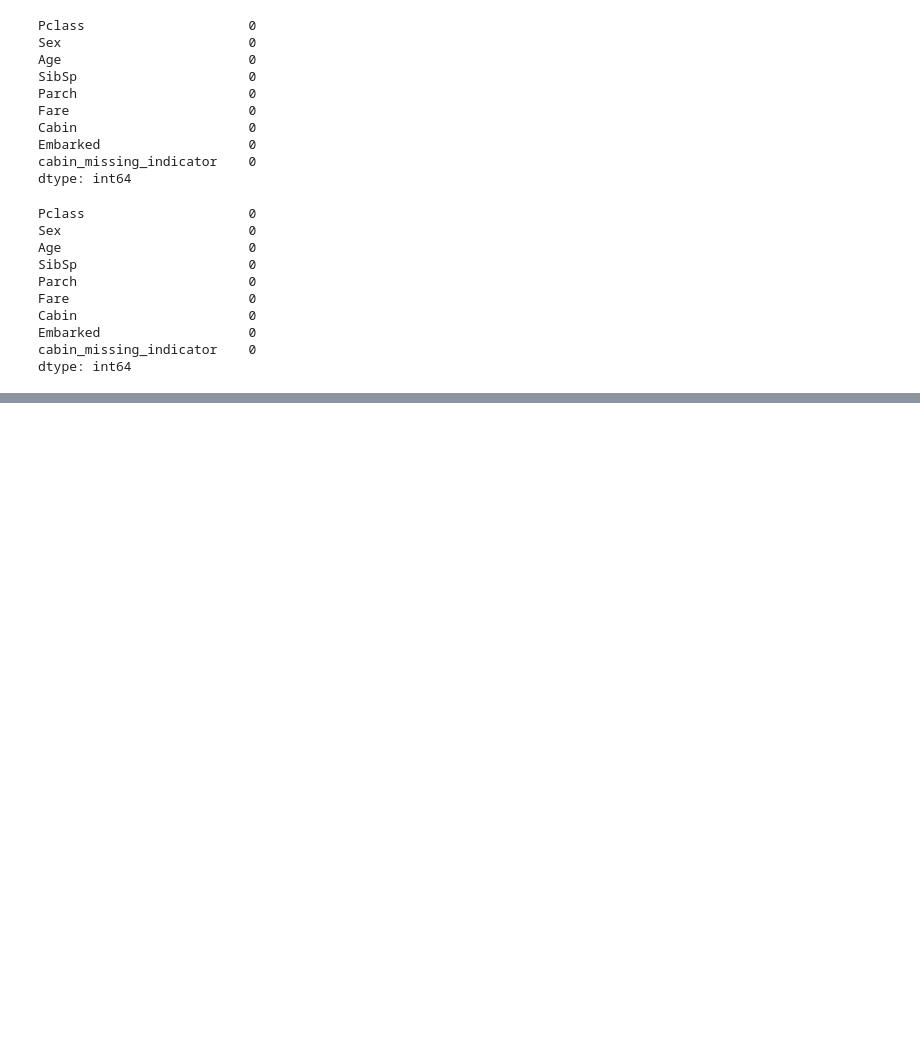
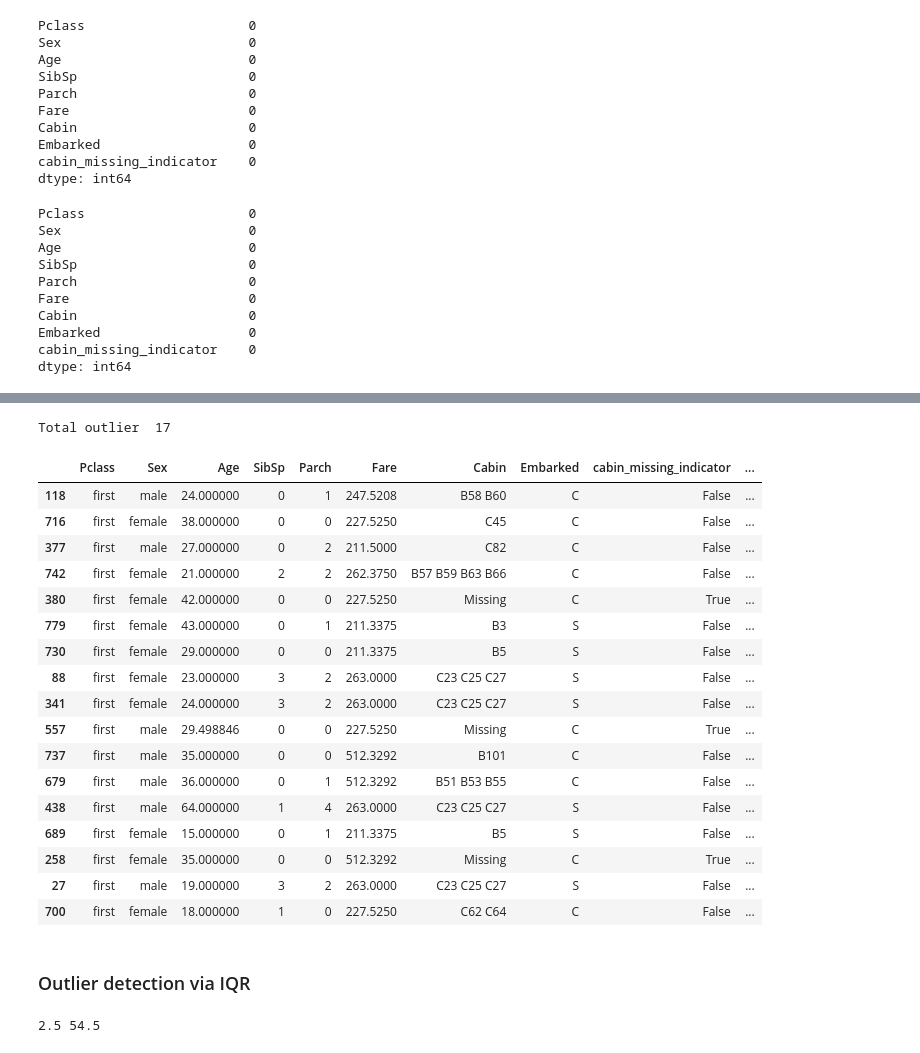
Before and after one commit to mehedihasanfoysal8/AI-ML, a Jupyter notebook: Machine Learning/week-01/feature_engineering.ipynb, the cells around one changed output, grey strips where cells are left out. Drawn from its saved outputs; the diff is of its cells as text; code cells hidden in the pictures; blank space fills up the shorter version.

```diff
--- a/Machine Learning/week-01/feature_engineering.ipynb
+++ b/Machine Learning/week-01/feature_engineering.ipynb
@@ -386,0 +389,7 @@ dtype: int64
+# %%
+mean_of_age = x_train['Age'].mean()
+std_of_age = x_train['Age'].std()
+
+# Find z score
+x_train['zscore_age'] = (x_train['Age'] - mean_of_age) / std_of_age
+x_train
@@ -386,0 +424,7 @@ dtype: int64
+# %%
+mean_of_fare = x_train['Fare'].mean()
+std_of_fare = x_train['Fare'].std()
+
+x_train['zscore_fare'] = (x_train['Fare'] - mean_of_fare) / std_of_fare
+
+x_train
@@ -386,0 +445,40 @@ dtype: int64
+# %%
+outlier_of_fare = x_train[abs(x_train["zscore_fare"]) > 3]
+
+print("Total outlier ", len(outlier_of_fare))
+
+display(outlier_of_fare)
+# %% [output]
+Total outlier  17
+|  | Pclass | Sex | Age | SibSp | Parch | Fare | Cabin | Embarked | cabin_missing_indicator | ... |
+| 118 | first | male | 24.000000 | 0 | 1 | 247.5208 | B58 B60 | C | False | ... |
+| 716 | first | female | 38.000000 | 0 | 0 | 227.5250 | C45 | C | False | ... |
+| 377 | first | male | 27.000000 | 0 | 2 | 211.5000 | C82 | C | False | ... |
+| 742 | first | female | 21.000000 | 2 | 2 | 262.3750 | B57 B59 B63 B66 | C | False | ... |
+| 380 | first | female | 42.000000 | 0 | 0 | 227.5250 | Missing | C | True | ... |
+| 779 | first | female | 43.000000 | 0 | 1 | 211.3375 | B3 | S | False | ... |
+| 730 | first | female | 29.000000 | 0 | 0 | 211.3375 | B5 | S | False | ... |
+| 88 | first | female | 23.000000 | 3 | 2 | 263.0000 | C23 C25 C27 | S | False | ... |
+| 341 | first | female | 24.000000 | 3 | 2 | 263.0000 | C23 C25 C27 | S | False | ... |
+| 557 | first | male | 29.498846 | 0 | 0 | 227.5250 | Missing | C | True | ... |
+| 737 | first | male | 35.000000 | 0 | 0 | 512.3292 | B101 | C | False | ... |
+| 679 | first | male | 36.000000 | 0 | 1 | 512.3292 | B51 B53 B55 | C | False | ... |
+| 438 | first | male | 64.000000 | 1 | 4 | 263.0000 | C23 C25 C27 | S | False | ... |
+| 689 | first | female | 15.000000 | 0 | 1 | 211.3375 | B5 | S | False | ... |
+| 258 | first | female | 35.000000 | 0 | 0 | 512.3292 | Missing | C | True | ... |
+| 27 | first | male | 19.000000 | 3 | 2 | 263.0000 | C23 C25 C27 | S | False | ... |
+| 700 | first | female | 18.000000 | 1 | 0 | 227.5250 | C62 C64 | C | False | ... |
+# %% [markdown]
+### Outlier detection via IQR
+# %%
+age_Q1 = x_train['Age'].quantile(0.25)
+age_Q3 = x_train['Age'].quantile(0.75)
+
+age_IQR = age_Q3 - age_Q1
+
+age_min_value = age_Q1 - 1.5 * age_IQR
+age_max_value = age_Q3 + 1.5 * age_IQR
+
+print(age_min_value, age_max_value)
+# %% [output]
+2.5 54.5
```
Also changed, not shown: parts of 9 cells of this notebook, 2 other files.
